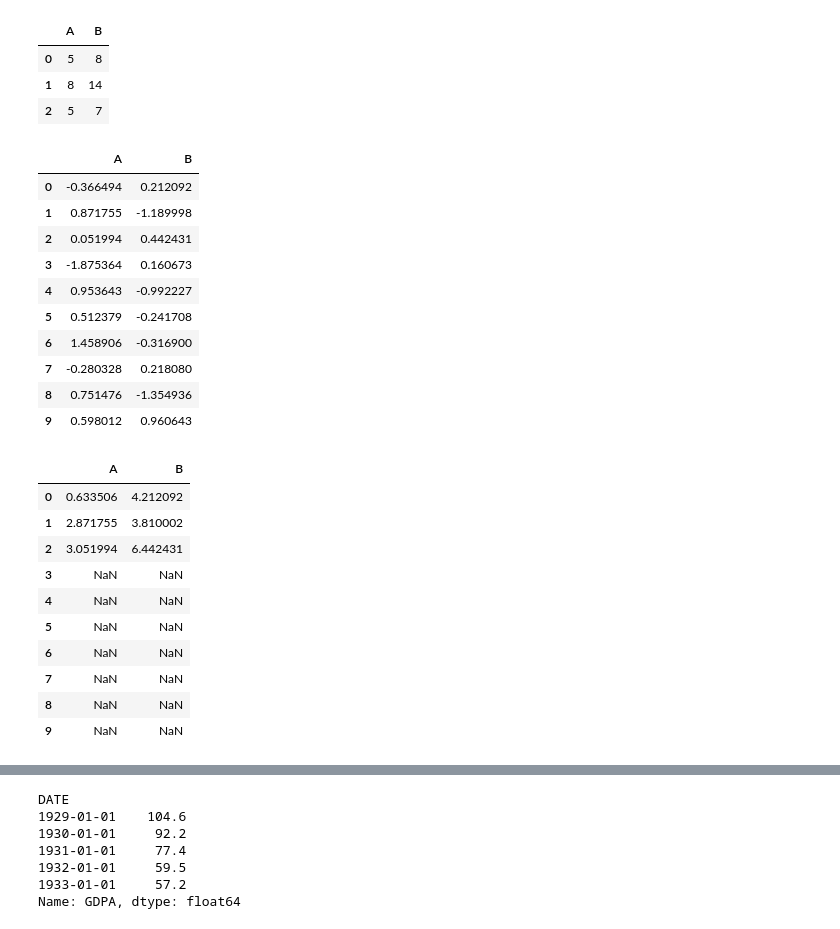
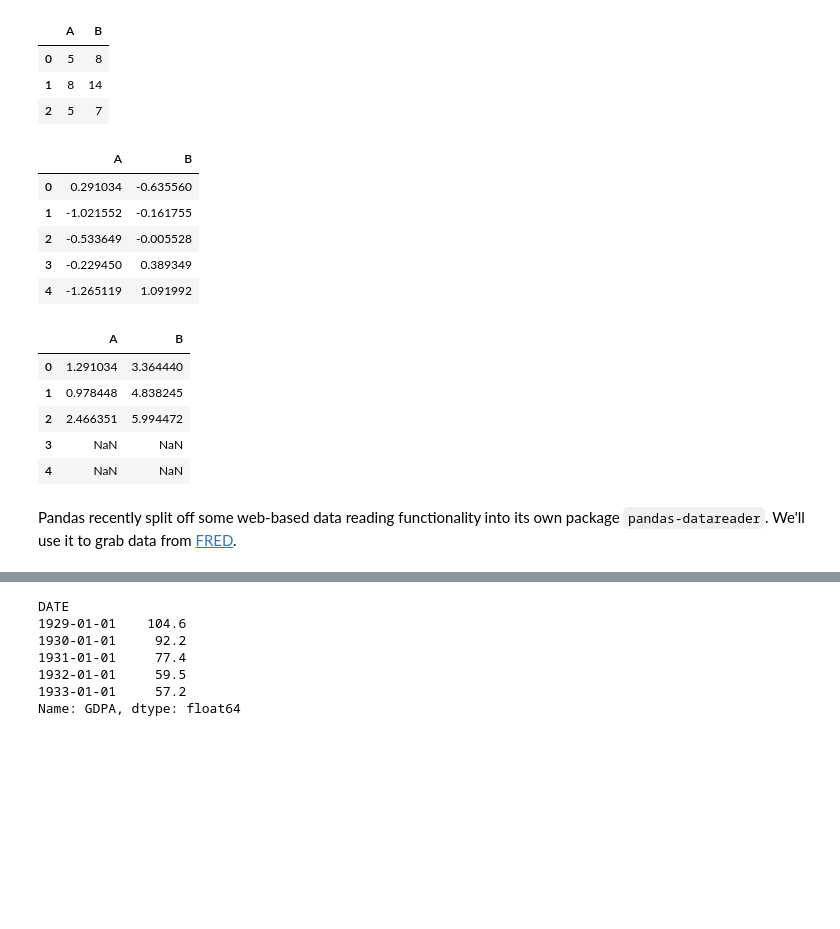
Before and after one commit to TomAugspurger/PyDataSeattle, a Jupyter notebook: notebooks/Operations.ipynb, the cells around one changed output, grey strips where cells are left out. Saved outputs shown, nothing was run; the diff lists cells and outputs as text; code cells hidden in the pictures; blank space fills up the shorter version.

```diff
--- a/notebooks/Operations.ipynb
+++ b/notebooks/Operations.ipynb
@@ -51,32 +58,23 @@ df1 + df2
 | 1 | 8 | 14 |
 | 2 | 5 | 7 |
 # %%
-df3 = pd.DataFrame(np.random.randn(10, 2), columns=['A', 'B'])
+# Different index entirely
+df3 = pd.DataFrame(np.random.randn(5, 2), columns=['A', 'B'])
 df3
 # %% [output]
 |  | A | B |
-| 0 | -0.366494 | 0.212092 |
-| 1 | 0.871755 | -1.189998 |
-| 2 | 0.051994 | 0.442431 |
-| 3 | -1.875364 | 0.160673 |
-| 4 | 0.953643 | -0.992227 |
-| 5 | 0.512379 | -0.241708 |
-| 6 | 1.458906 | -0.316900 |
-| 7 | -0.280328 | 0.218080 |
-| 8 | 0.751476 | -1.354936 |
-| 9 | 0.598012 | 0.960643 |
+| 0 | 0.291034 | -0.635560 |
+| 1 | -1.021552 | -0.161755 |
+| 2 | -0.533649 | -0.005528 |
+| 3 | -0.229450 | 0.389349 |
+| 4 | -1.265119 | 1.091992 |
 # %%
 df1 + df3
 # %% [output]
 |  | A | B |
-| 0 | 0.633506 | 4.212092 |
-| 1 | 2.871755 | 3.810002 |
-| 2 | 3.051994 | 6.442431 |
+| 0 | 1.291034 | 3.364440 |
+| 1 | 0.978448 | 4.838245 |
+| 2 | 2.466351 | 5.994472 |
 | 3 | NaN | NaN |
 | 4 | NaN | NaN |
-| 5 | NaN | NaN |
-| 6 | NaN | NaN |
-| 7 | NaN | NaN |
-| 8 | NaN | NaN |
-| 9 | NaN | NaN |
 # %%
@@ -91,3 +92,5 @@ from pandas.io import data
 pd.options.display.max_rows = 10
 sns.set_style('ticks')
+# %% [markdown]
+Pandas recently split off some web-based data reading functionality into its own package `pandas-datareader`. We'll use it to grab data from [FRED](http://research.stlouisfed.org).
 # %%
```
Also changed, not shown: parts of 43 cells of this notebook, 2 other files.
